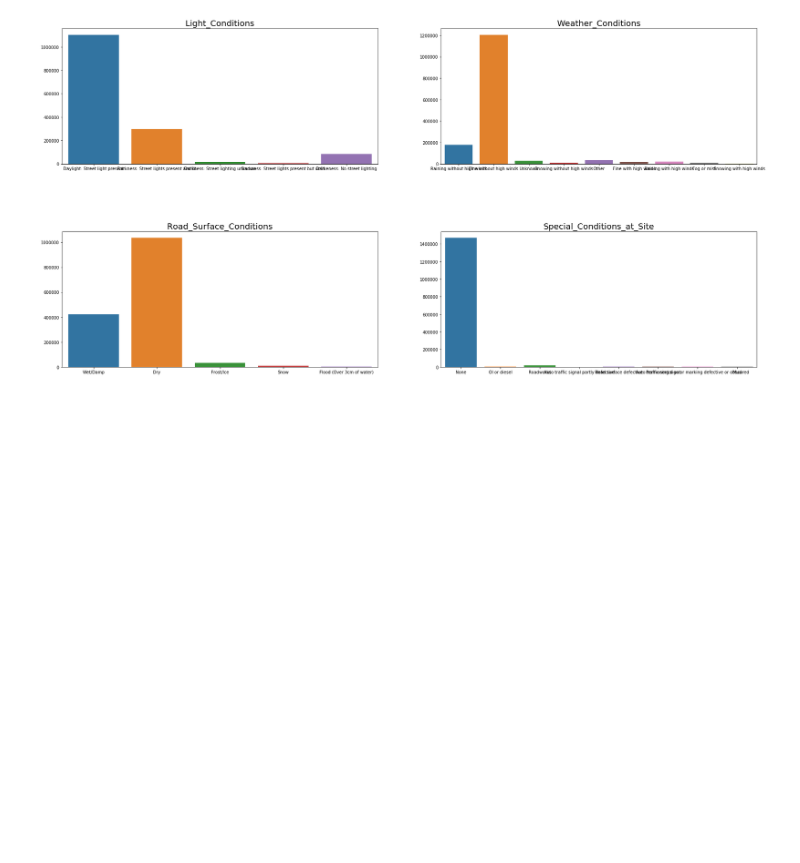
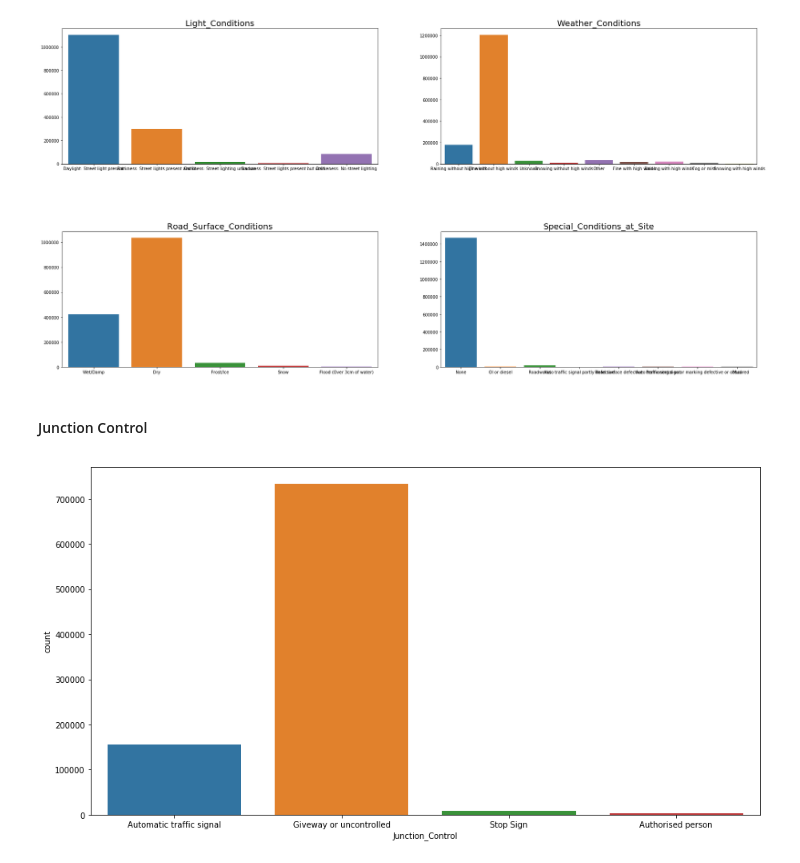
Before and after one commit to ArshadKhurshid/UK-Accident-History, a Jupyter notebook: UKAccident.ipynb, the cells around one changed output. Saved outputs shown, nothing was run; the diff lists cells and outputs as text; code cells hidden in the pictures; blank space fills up the shorter version.

```diff
--- a/UKAccident.ipynb
+++ b/UKAccident.ipynb
@@ -161,3 +161,12 @@ for i,j in itertools.zip_longest(Vcondition,range(length)):
 plt.show()
 # %% [output]
 [figure]
+# %% [markdown]
+#### Junction Control
+# %%
+f,ax = plt.subplots(figsize=(15,8))
+jControl=accdnt_All['Junction_Control'].dropna().value_counts()
+sns.countplot(accdnt_All['Junction_Control'], ax=ax)
+plt.show()
+# %% [output]
+[figure, added]
```
Also changed, not shown: parts of 4 cells of this notebook.
